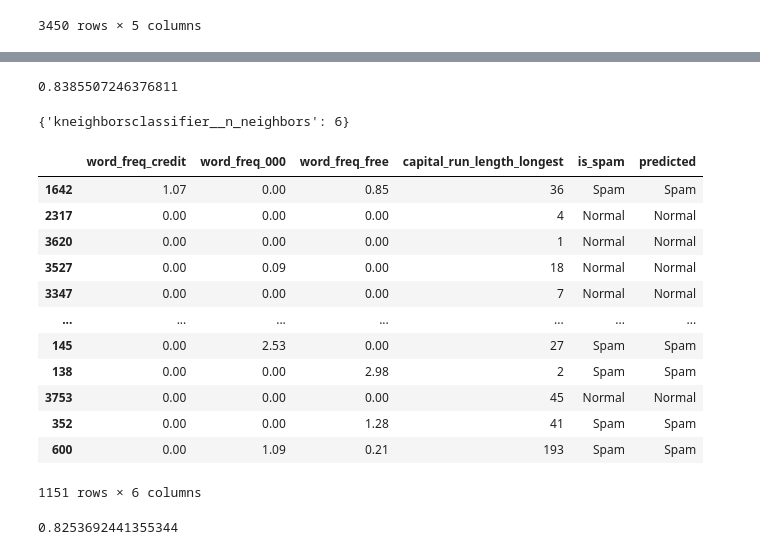
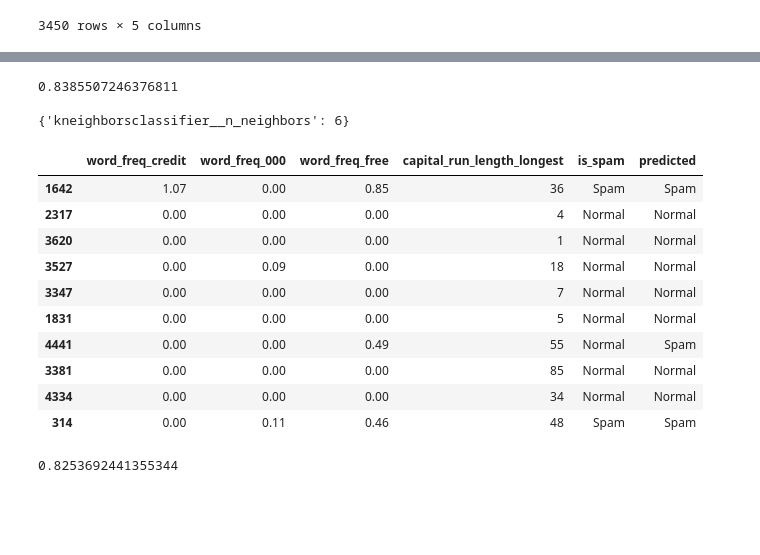
Before and after one commit to SusanLiu628/Dsci-100-project, a Jupyter notebook: Data analysis.ipynb, the cells around one changed output, grey strips where cells are left out. Drawn from its saved outputs; the diff is of its cells as text; code cells hidden in the pictures; blank space fills up the shorter version.

```diff
--- a/Data analysis.ipynb
+++ b/Data analysis.ipynb
@@ -18,7 +18,8 @@ np.random.seed(3127)
 #reading in data
 spam = pd.read_csv("spambase.data", header = None)
 
-#wrangling:
+predictor_variables = ["word_freq_credit", "word_freq_000","word_freq_free", "capital_run_length_longest"]
+# wrangling:
 
 #adding the column headers
 spam_titles = pd.read_csv("spambase.names", skiprows = 31)
@@ -45,15 +46,16 @@ Name: is_spam, dtype: float64
 # %%
 #preprocessing and making pipeline
 
-#empty perameter k neighbors so that we can optimize k
+# empty perameter k neighbors so that we can optimize k
 knn = KNeighborsClassifier()
-preprocessor = make_column_transformer((StandardScaler(), ["word_freq_credit", "word_freq_000","word_freq_free","capital_run_length_longest"]),
+# specify remainder to keep other columns
+preprocessor = make_column_transformer((StandardScaler(), predictor_variables),
                                       remainder = "passthrough")
 
 #creating varibles to store predicing variables and labels
-X_train = pd.DataFrame(spam_train[["word_freq_credit", "word_freq_000","word_freq_free","capital_run_length_longest"]])
+X_train = pd.DataFrame(spam_train[predictor_variables])
 y_train = spam_train["is_spam"]
-X_test = pd.DataFrame(spam_test[["word_freq_credit", "word_freq_000","word_freq_free","capital_run_length_longest"]])
+X_test = pd.DataFrame(spam_test[predictor_variables])
 y_test = spam_test["is_spam"]
 
 #creating fitted pipeline
@@ -161,35 +179,33 @@ k_vals
 # %% [output]
 [interactive output not drawn]
 # %%
-#best k value(6) and the training error of best model
+#best k value (6) and the training error of best model
 train_error = grid_fit.best_score_
 best_estimator = grid_fit.best_params_
-train_error
+
+print(train_error, best_estimator, sep='\n'*2)
 # %% [output]
 0.8385507246376811
+
+{'kneighborsclassifier__n_neighbors': 6}
-# %%
-best_estimator
-# %% [output]
-{'kneighborsclassifier__n_neighbors': 6}
 # %%
 #predictions on test data
 predictions = best_model.predict(X_test)
 
 #concat the predictions onto the test data
 test_predictions = spam_test.assign(predicted = predictions)
-test_predictions
+
+test_predictions.head(10)
 # %% [output]
 |  | word_freq_credit | word_freq_000 | word_freq_free | capital_run_length_longest | is_spam | predicted |
 | 1642 | 1.07 | 0.00 | 0.85 | 36 | Spam | Spam |
 | 2317 | 0.00 | 0.00 | 0.00 | 4 | Normal | Normal |
 | 3620 | 0.00 | 0.00 | 0.00 | 1 | Normal | Normal |
 | 3527 | 0.00 | 0.09 | 0.00 | 18 | Normal | Normal |
 | 3347 | 0.00 | 0.00 | 0.00 | 7 | Normal | Normal |
-| ... | ... | ... | ... | ... | ... | ... |
-| 145 | 0.00 | 2.53 | 0.00 | 27 | Spam | Spam |
-| 138 | 0.00 | 0.00 | 2.98 | 2 | Spam | Spam |
-| 3753 | 0.00 | 0.00 | 0.00 | 45 | Normal | Normal |
-| 352 | 0.00 | 0.00 | 1.28 | 41 | Spam | Spam |
-| 600 | 0.00 | 1.09 | 0.21 | 193 | Spam | Spam |
+| 1831 | 0.00 | 0.00 | 0.00 | 5 | Normal | Normal |
+| 4441 | 0.00 | 0.00 | 0.49 | 55 | Normal | Spam |
+| 3381 | 0.00 | 0.00 | 0.00 | 85 | Normal | Normal |
+| 4334 | 0.00 | 0.00 | 0.00 | 34 | Normal | Normal |
+| 314 | 0.00 | 0.11 | 0.46 | 48 | Spam | Spam |
-1151 rows × 6 columns
 # %%
```
Also changed, not shown: parts of 14 cells of this notebook, 1 other file.
